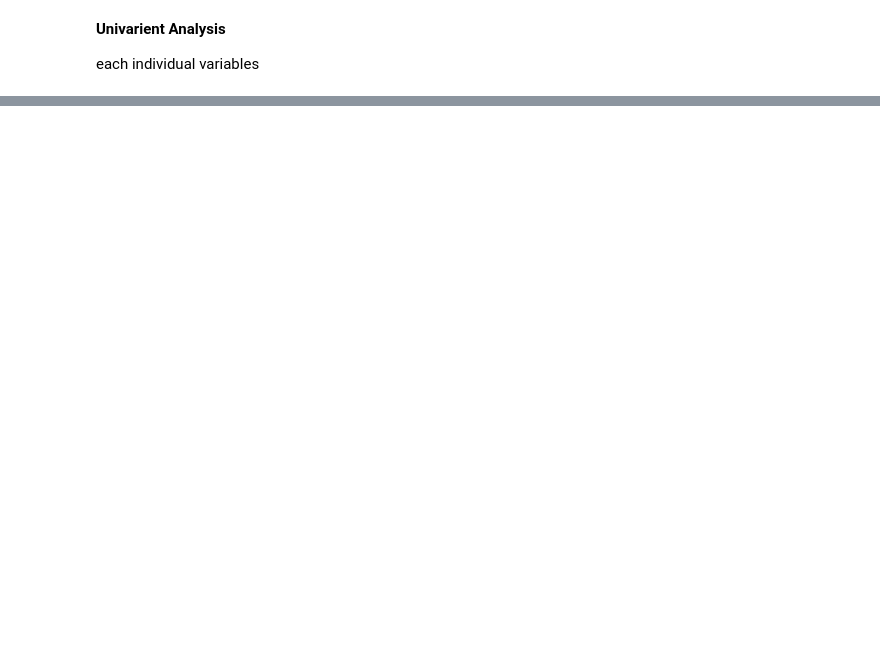
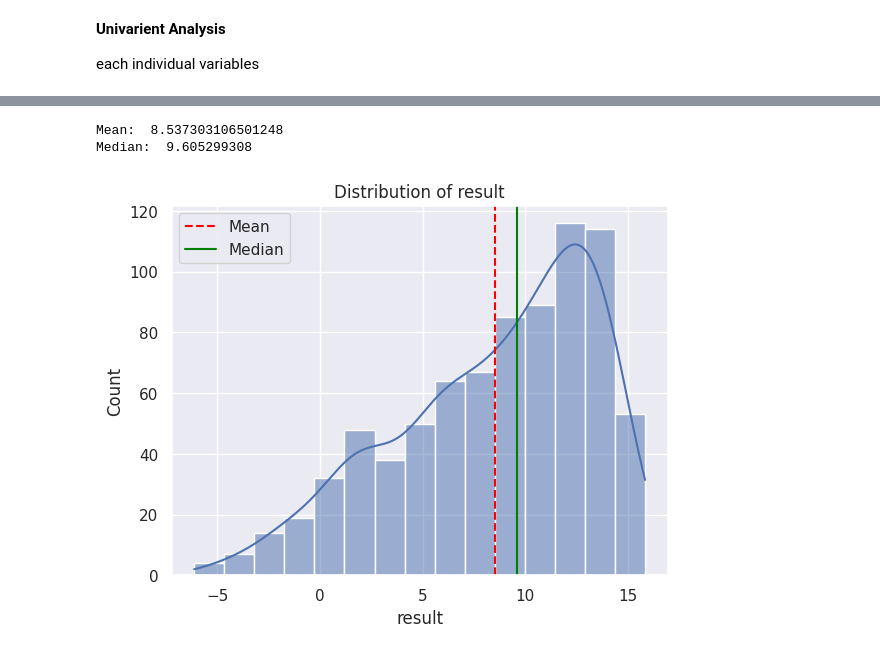
Before and after one commit to Musarrat1/Autism, a Jupyter notebook: autism.ipynb, the cells around one changed output, grey strips where cells are left out. Saved outputs shown, nothing was run; the diff lists cells and outputs as text; code cells hidden in the pictures; blank space fills up the shorter version.

```diff
--- a/autism.ipynb
+++ b/autism.ipynb
@@ -248,0 +281,15 @@ each individual variables
+# %%
+sns.histplot(data["result"],kde=True)
+plt.title("Distribution of result")
+result_mean = data["result"].mean()
+result_median =data["result"].median()
+print("Mean: ",result_mean)
+print("Median: ",result_median)
+plt.axvline(result_mean,color="red",linestyle="dashed",label="Mean")
+plt.axvline(result_median,color="green",linestyle="solid",label="Median")
+plt.legend()
+plt.show()
+# %% [output]
+Mean:  8.537303106501248
+Median:  9.605299308
+[figure, added]
```
Also changed, not shown: parts of 8 cells of this notebook.
